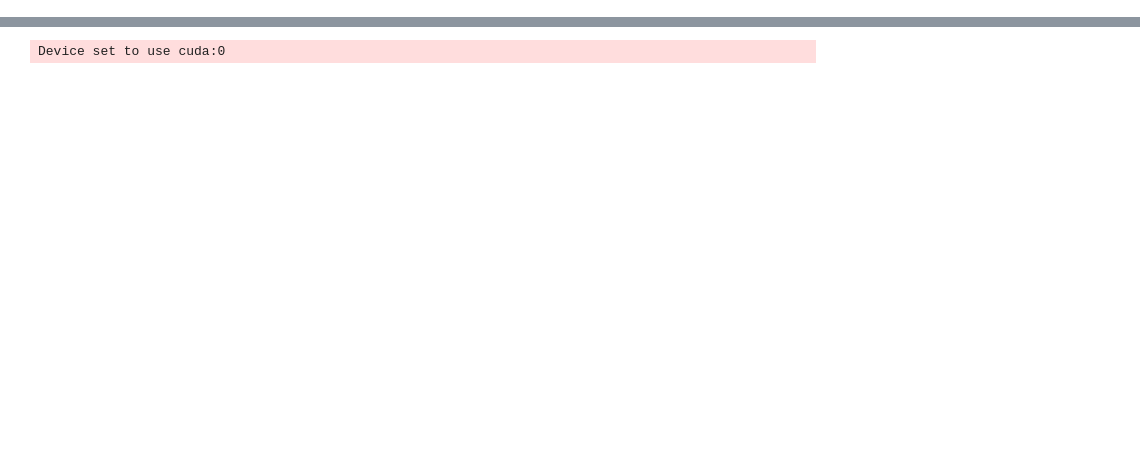
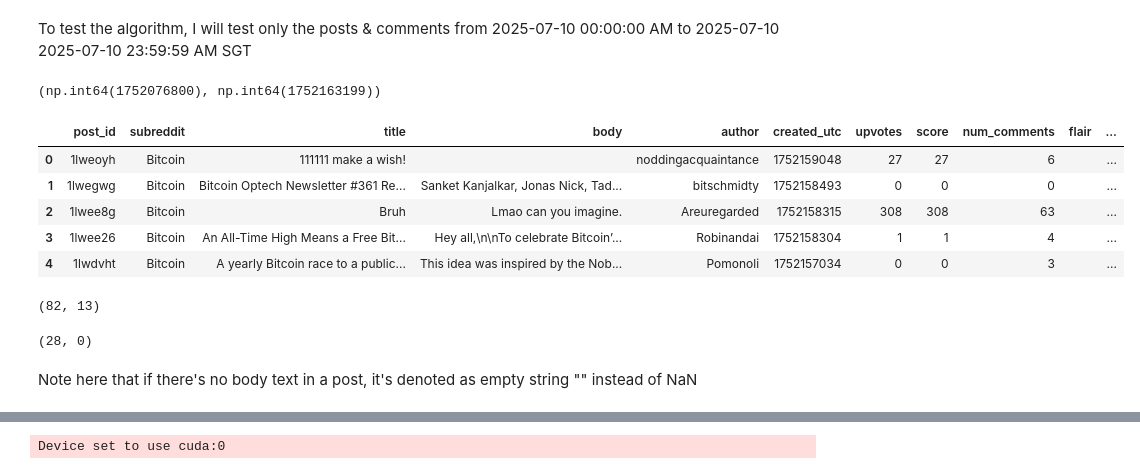
Before and after one commit to shejiac/sentiment_street, a Jupyter notebook: notebooks/sent_analysis.ipynb, the cells around one changed output, grey strips where cells are left out. Drawn from its saved outputs; the diff is of its cells as text; code cells hidden in the pictures; blank space fills up the shorter version.

Commit message:
Modify the sentiment analysis notebook to use the current data in the database instead of the previous csv files

```diff
--- a/notebooks/sent_analysis.ipynb
+++ b/notebooks/sent_analysis.ipynb
@@ -177,0 +12,46 @@ reddit_comment_df[["comments", "cleaned_comments"]].head(10)
+# %%
+# Set up DB conn
+load_dotenv()
+
+conn = psycopg2.connect(
+    dbname=os.getenv("PG_DB"),
+    user=os.getenv("PG_USER"),
+    password=os.getenv("PG_PASSWORD"),
+    host=os.getenv("PG_HOST"),
+    port=os.getenv("PG_PORT"),
+    sslmode="require"
+)
+# %%
+posts_df = pd.read_sql("SELECT * FROM reddit_posts", conn)
+comments_df = pd.read_sql("SELECT * FROM reddit_comments", conn)
+conn.close()
+# %% [markdown]
+To test the algorithm, I will test only the posts & comments from 2025-07-10 00:00:00 AM to 2025-07-10 2025-07-10 23:59:59 AM SGT
+# %%
+import datetime
+begin_timestamp = np.int64(datetime.datetime(2025, 7, 9, 23, 0, 0).timestamp())    # I am currently in GMT+07
+end_timestamp = np.int64(datetime.datetime(2025, 7, 10, 22, 59, 59).timestamp())
+begin_timestamp, end_timestamp
+# %% [output]
+(np.int64(1752076800), np.int64(1752163199))
+# %%
+posts_df = posts_df[(posts_df["created_utc"] >= begin_timestamp) & (posts_df["created_utc"] <= end_timestamp)]
+posts_df = posts_df.reset_index(drop=True)
+posts_df.head()
+# %% [output]
+|  | post_id | subreddit | title | body | author | created_utc | upvotes | score | num_comments | flair | ... |
+| 0 | 1lweoyh | Bitcoin | 111111 make a wish! |  | noddingacquaintance | 1752159048 | 27 | 27 | 6 |  | ... |
+| 1 | 1lwegwg | Bitcoin | Bitcoin Optech Newsletter #361 Re... | Sanket Kanjalkar, Jonas Nick, Tad... | bitschmidty | 1752158493 | 0 | 0 | 0 |  | ... |
+| 2 | 1lwee8g | Bitcoin | Bruh | Lmao can you imagine. | Areuregarded | 1752158315 | 308 | 308 | 63 |  | ... |
+| 3 | 1lwee26 | Bitcoin | An All-Time High Means a Free Bit... | Hey all,\n\nTo celebrate Bitcoin’... | Robinandai | 1752158304 | 1 | 1 | 4 |  | ... |
+| 4 | 1lwdvht | Bitcoin | A yearly Bitcoin race to a public... | This idea was inspired by the Nob... | Pomonoli | 1752157034 | 0 | 0 | 3 |  | ... |
+# %%
+posts_df.shape
+# %% [output]
+(82, 13)
+# %%
+posts_df[posts_df["body"] == ""].shape[0], posts_df[posts_df["body"].isna()].shape[0]
+# %% [output]
+(28, 0)
+# %% [markdown]
+Note here that if there's no body text in a post, it's denoted as empty string "" instead of NaN
```
Also changed, not shown: parts of 82 cells of this notebook, 4 other files.
